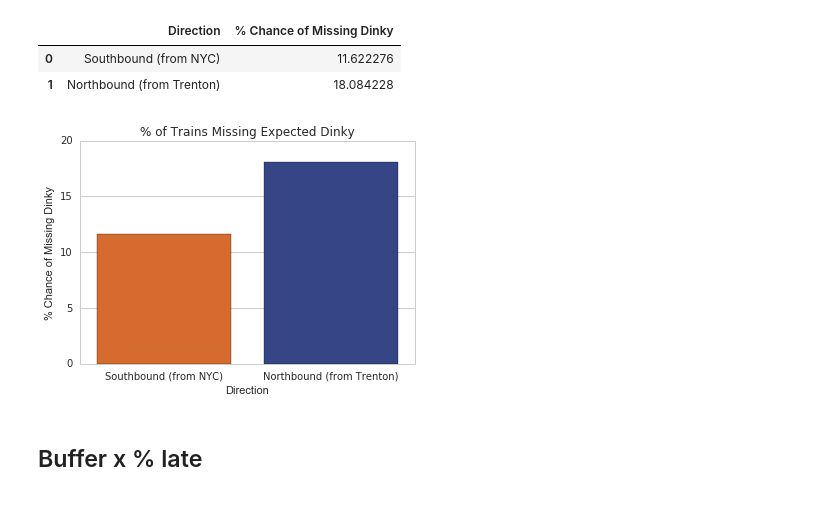
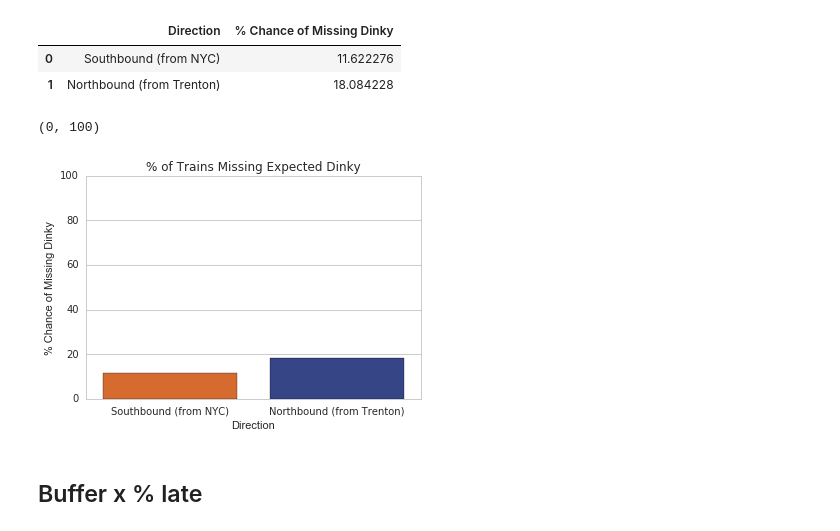
Before and after one commit to pranavbadami/njtransit, a Jupyter notebook: notebooks/analysis/dinky.ipynb, the cells around one changed output. Drawn from its saved outputs; the diff is of its cells as text; code cells hidden in the pictures.

```diff
--- a/notebooks/analysis/dinky.ipynb
+++ b/notebooks/analysis/dinky.ipynb
@@ -1116,10 +1118,12 @@ overall_miss_dinky
 # %%
 sns.set(rc={"figure.figsize":(6, 4)})
 sns.set_style(style="whitegrid")
 
 plot = sns.barplot(data = overall_miss_dinky, x = "Direction", y ="% Chance of Missing Dinky", palette = ["#F16412", "#293D93"]).set_title("% of Trains Missing Expected Dinky")
+plt.ylim(0, 100)
 # %% [output]
+(0, 100)
-[figure, old version]
+[figure, new version]
 # %%
 plot.figure.savefig("../../plots/overall_miss_dinky.png")
 # %% [markdown]
```
Also changed, not shown: parts of 25 cells of this notebook.
